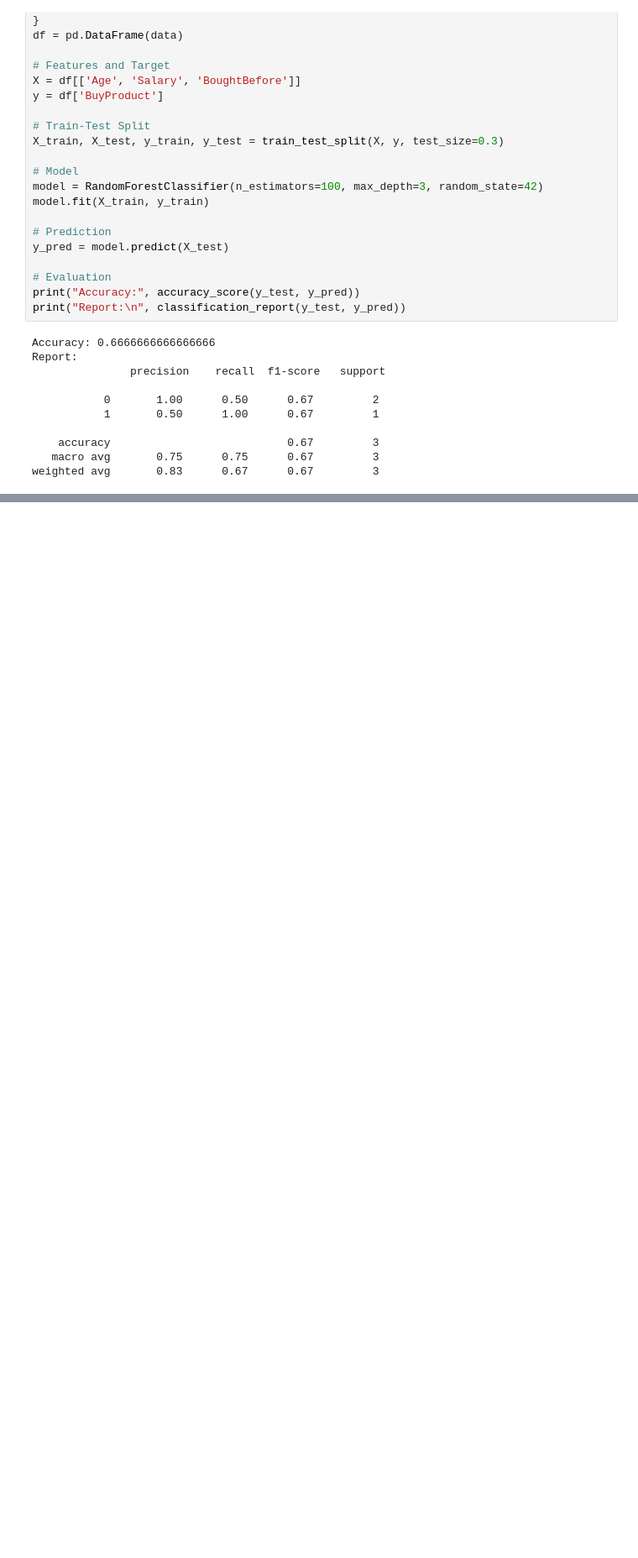
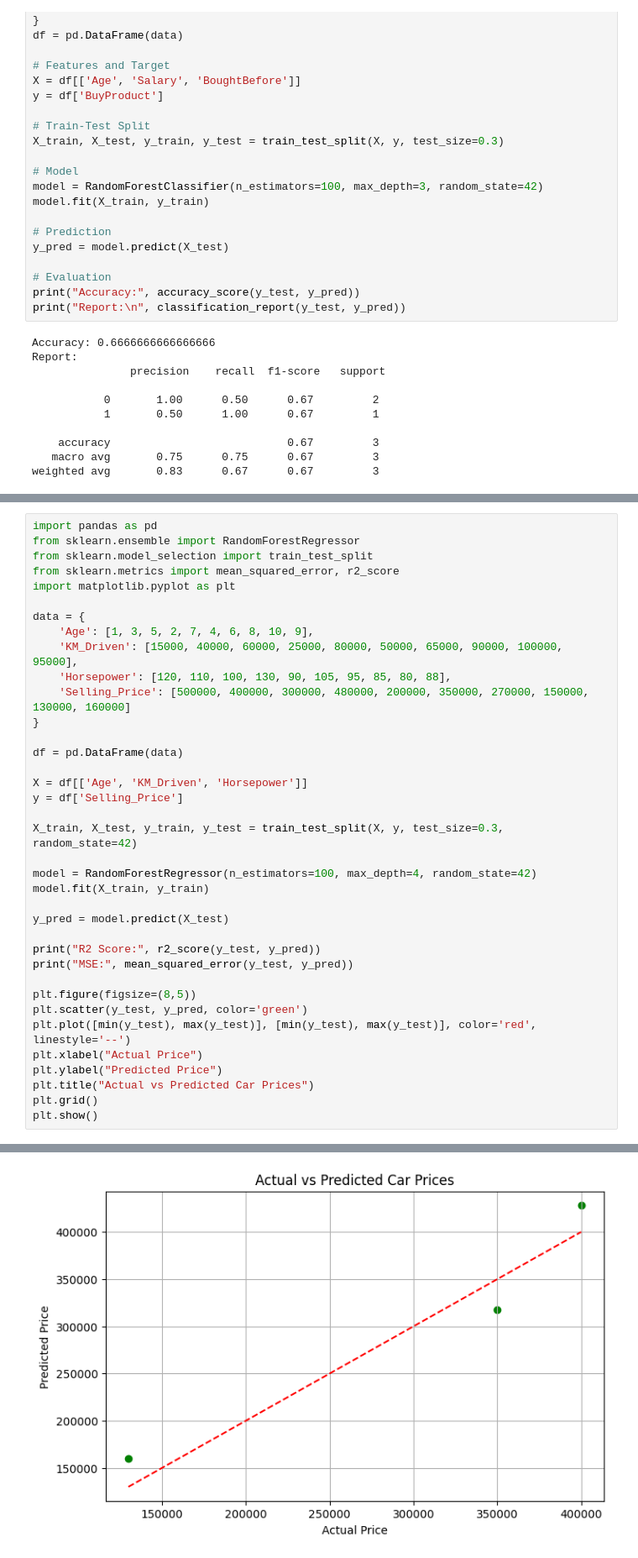
Before and after one commit to visheshsharma1708/Datascience.pr, a Jupyter notebook: sklearn/supervisedlearning.ipynb, the cells around one changed output, grey strips where cells are left out. Shown at 84% size. Saved outputs shown, nothing was run; the diff lists cells and outputs as text; blank space fills up the shorter version.

```diff
--- a/sklearn/supervisedlearning.ipynb
+++ b/sklearn/supervisedlearning.ipynb
@@ -399,0 +402,38 @@ weighted avg       0.83      0.67      0.67         3
+# %%
+import pandas as pd
+from sklearn.ensemble import RandomForestRegressor
+from sklearn.model_selection import train_test_split
+from sklearn.metrics import mean_squared_error, r2_score
+import matplotlib.pyplot as plt
+
+data = {
+    'Age': [1, 3, 5, 2, 7, 4, 6, 8, 10, 9],
+    'KM_Driven': [15000, 40000, 60000, 25000, 80000, 50000, 65000, 90000, 100000, 95000],
+    'Horsepower': [120, 110, 100, 130, 90, 105, 95, 85, 80, 88],
+    'Selling_Price': [500000, 400000, 300000, 480000, 200000, 350000, 270000, 150000, 130000, 160000]
+}
+
+df = pd.DataFrame(data)
+
+X = df[['Age', 'KM_Driven', 'Horsepower']]
+y = df['Selling_Price']
+
+X_train, X_test, y_train, y_test = train_test_split(X, y, test_size=0.3, random_state=42)
+
+model = RandomForestRegressor(n_estimators=100, max_depth=4, random_state=42)
+model.fit(X_train, y_train)
+
+y_pred = model.predict(X_test)
+
+print("R2 Score:", r2_score(y_test, y_pred))
+print("MSE:", mean_squared_error(y_test, y_pred))
+
+plt.figure(figsize=(8,5))
+plt.scatter(y_test, y_pred, color='green')
+plt.plot([min(y_test), max(y_test)], [min(y_test), max(y_test)], color='red', linestyle='--')
+plt.xlabel("Actual Price")
+plt.ylabel("Predicted Price")
+plt.title("Actual vs Predicted Car Prices")
+plt.grid()
+plt.show()
+# %% [output]
@@ -399,0 +442 @@ weighted avg       0.83      0.67      0.67         3
+[figure, added]
```
Also changed, not shown: parts of 4 cells of this notebook.
